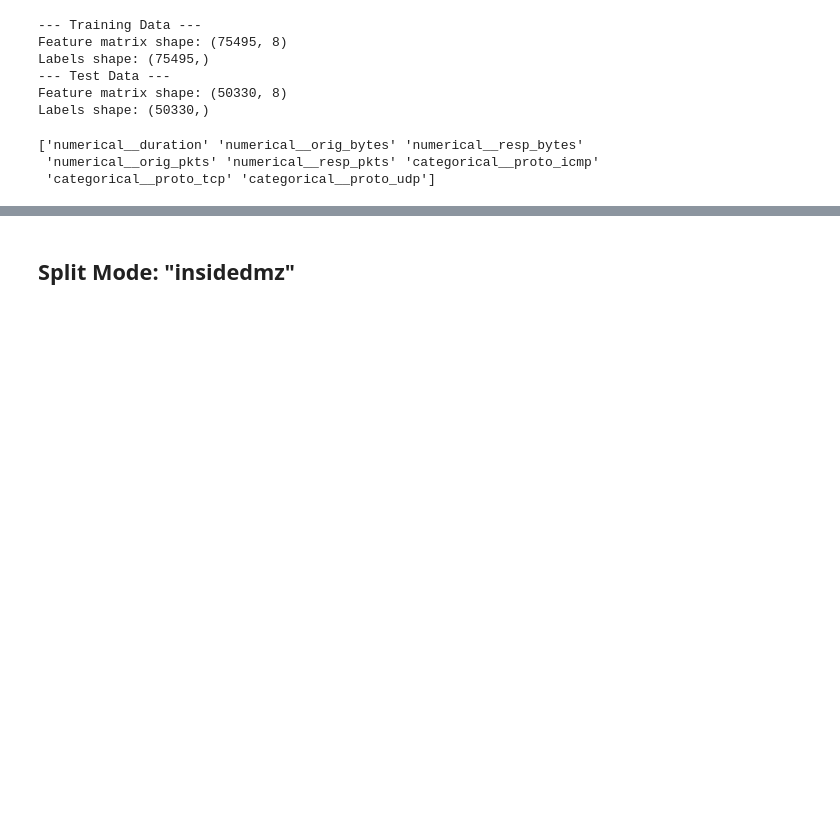
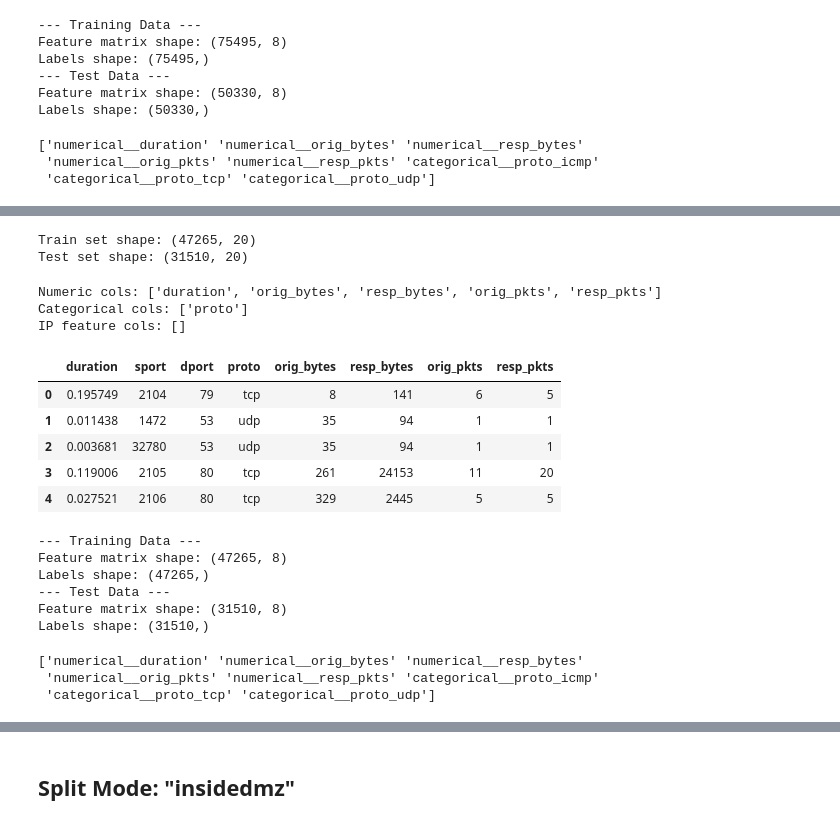
Before and after one commit to sofiaburkow/DeepChronos, a Jupyter notebook: experiments/prepare_data.ipynb, the cells around one changed output, grey strips where cells are left out. Cells and saved outputs as stored; diff of their text form; code cells hidden in the pictures; blank space fills up the shorter version.

```diff
--- a/experiments/features/prepare_data.ipynb
+++ b/experiments/prepare_data.ipynb
@@ -250,0 +247,5 @@ Saved X, y, and preprocessing pipeline to ../processed_data/split//
+# %%
+# Load labeled data
+SCENARIO_TWO_INSIDE = "../data/DARPA_2000/Scenario_Two/inside/inside_labeled_flows_all.csv"
+df = pd.read_csv(SCENARIO_TWO_INSIDE)
+df.head()
@@ -250,0 +259,64 @@ Saved X, y, and preprocessing pipeline to ../processed_data/split//
+# %%
+# Split Data into Train/Test
+split_index = int(len(df) * split_ratio)
+df_train = df.iloc[:split_index].reset_index(drop=True)
+df_test = df.iloc[split_index:].reset_index(drop=True)
+
+print("Train set shape:", df_train.shape)
+print("Test set shape:", df_test.shape)
+# %% [output]
+Train set shape: (47265, 20)
+Test set shape: (31510, 20)
+# %%
+df_train_features, numeric_cols, categorical_cols, ip_feature_cols = prepare_data(
+    df_train, ip_encoding=ip_encoding, feature_set=feature_set
+)
+df_test_features, _, _, _ = prepare_data(
+    df_test, ip_encoding=ip_encoding, feature_set=feature_set
+)
+
+print("Numeric cols:", numeric_cols)
+print("Categorical cols:", categorical_cols)
+print("IP feature cols:", ip_feature_cols)
+
+df_train_features.head()
+# %% [output]
+Numeric cols: ['duration', 'orig_bytes', 'resp_bytes', 'orig_pkts', 'resp_pkts']
+Categorical cols: ['proto']
+IP feature cols: []
+|  | duration | sport | dport | proto | orig_bytes | resp_bytes | orig_pkts | resp_pkts |
+| 0 | 0.195749 | 2104 | 79 | tcp | 8 | 141 | 6 | 5 |
+| 1 | 0.011438 | 1472 | 53 | udp | 35 | 94 | 1 | 1 |
+| 2 | 0.003681 | 32780 | 53 | udp | 35 | 94 | 1 | 1 |
+| 3 | 0.119006 | 2105 | 80 | tcp | 261 | 24153 | 11 | 20 |
+| 4 | 0.027521 | 2106 | 80 | tcp | 329 | 2445 | 5 | 5 |
+# %%
+pipeline = construct_pipeline(numeric_cols, categorical_cols)
+
+X_train = pipeline.fit_transform(df_train_features)
+y_train = df_train["attack"]
+
+print("--- Training Data ---")
+print("Feature matrix shape:", X_train.shape)
+print("Labels shape:", y_train.shape)
+
+X_test = pipeline.transform(df_test_features)
+y_test = df_test["attack"]
+
+print("--- Test Data ---")
+print("Feature matrix shape:", X_test.shape)
+print("Labels shape:", y_test.shape)
+# %% [output]
+--- Training Data ---
+Feature matrix shape: (47265, 8)
+Labels shape: (47265,)
+--- Test Data ---
+Feature matrix shape: (31510, 8)
+Labels shape: (31510,)
+# %%
+feature_names = pipeline.named_steps["transform"].get_feature_names_out()
+print(feature_names)
+# %% [output]
+['numerical__duration' 'numerical__orig_bytes' 'numerical__resp_bytes'
+ 'numerical__orig_pkts' 'numerical__resp_pkts' 'categorical__proto_icmp'
+ 'categorical__proto_tcp' 'categorical__proto_udp']
```
Also changed, not shown: parts of 46 cells of this notebook, 28 other files.
